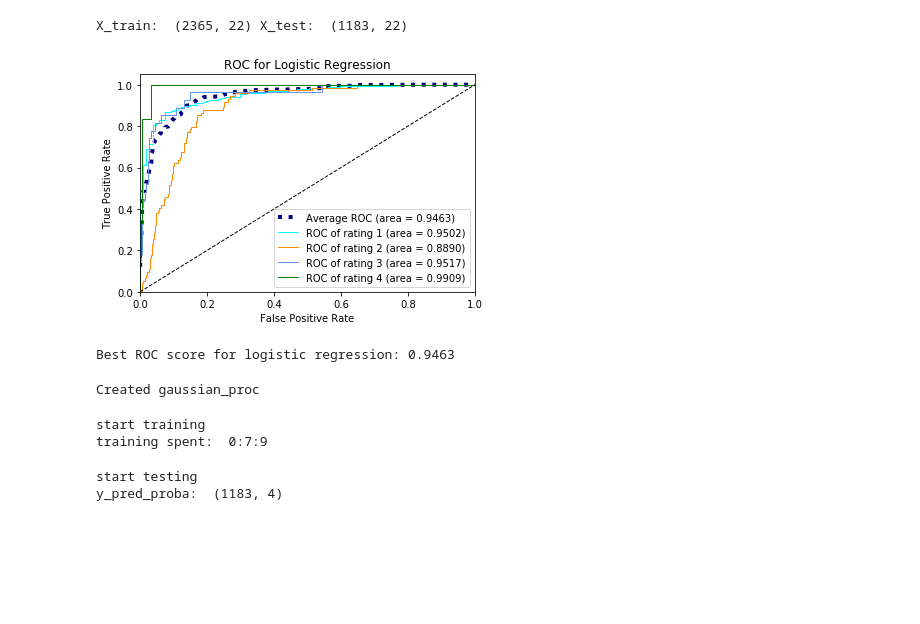
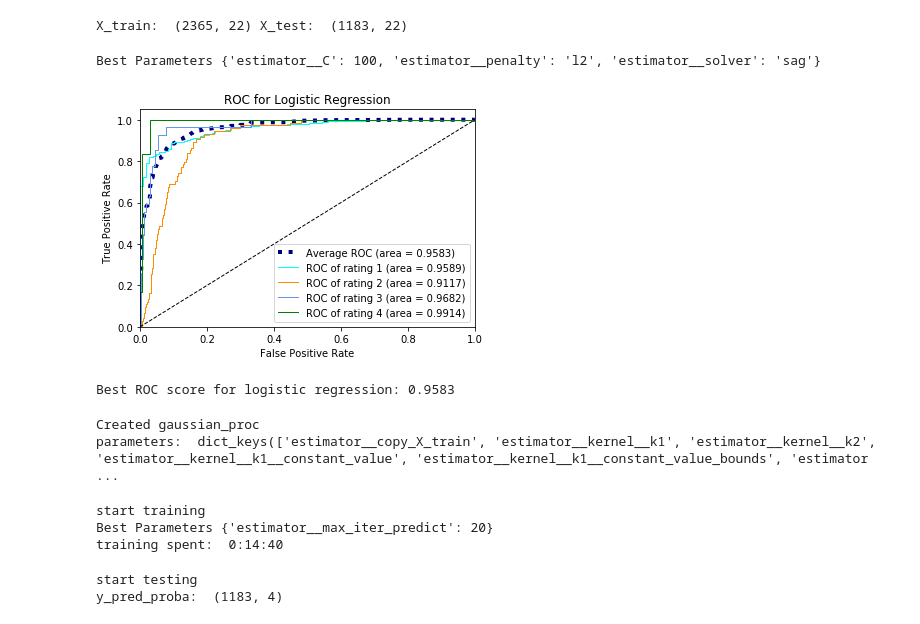
Before and after one commit to caoliang/psupr-CA1-project, a Jupyter notebook: classification-data.ipynb, the cells around one changed output. Saved outputs shown, nothing was run; the diff lists cells and outputs as text; code cells hidden in the pictures; blank space fills up the shorter version.

```diff
--- a/classification-data.ipynb
+++ b/classification-data.ipynb
@@ -152,29 +152,54 @@ def draw_roc_auc_in_classes(roc_auc_result, learn_method, num_classes=n_classes)
     plt.title('ROC for {}'.format(learn_method))
     plt.legend(loc="lower right")
     plt.show()
+# %%
+from sklearn.model_selection import GridSearchCV
+from sklearn.linear_model import LogisticRegression
+from sklearn.multiclass import OneVsRestClassifier
+
+# create logistic regression model for multi-class and one vs rest mode
+logreg = OneVsRestClassifier(LogisticRegression(solver='sag', multi_class='ovr', random_state=1))
+#print("parameters: ", logreg.get_params().keys())
+
+# Create GridSearch to find best model
+param_grid = {'C': [0.001, 0.01, 0.1, 1, 10, 100, 1000] }
+
+penalty = ['l2']
+solver = ['sag', 'saga']
+C = [0.0001, 0.001, 0.01, 1, 100, 1000]
+hyperparameters = dict(estimator__C=C, estimator__penalty=penalty, estimator__solver=solver)
+
+# Fit model using gridsearch
+grid_logreg = GridSearchCV(logreg, hyperparameters, scoring = 'f1_macro', verbose=0)
+
+# Best model
+best_logreg = grid_logreg.fit(X_train, y_train)
+
+#Print all the Parameters that gave the best results:
+print('Best Parameters',grid_logreg.best_params_)
+# %% [output]
+Best Parameters {'estimator__C': 100, 'estimator__penalty': 'l2', 'estimator__solver': 'sag'}
 # %%
 from sklearn.linear_model import LogisticRegression
 from sklearn.multiclass import OneVsRestClassifier
-
-# create logistic regression model for multi-class and one vs rest mode
-logreg = OneVsRestClassifier(LogisticRegression(C=0.01, solver='sag', multi_class='ovr', random_state=1))
+from sklearn.linear_model import LogisticRegression
 
 # Compute test scores
-y_score = logreg.fit(X_train, y_train).decision_function(X_test)
+y_score = best_logreg.fit(X_train, y_train).decision_function(X_test)
 
 # Compute ROC AUC score
 logreg_result = compute_roc_auc_in_classes(y_test, y_score, num_classes=n_classes)
 
 # Draw ROC plot
 draw_roc_auc_in_classes(logreg_result, 'Logistic Regression', num_classes=n_classes)
 # %% [output]
-[figure, old version]
+[figure, new version]
 # %%
 # Assign Best score
 roc_logreg = logreg_result['roc_auc']['macro']
 print("Best ROC score for logistic regression: {0:0.4f}".format(roc_logreg))
 # %% [output]
-Best ROC score for logistic regression: 0.9463
+Best ROC score for logistic regression: 0.9583
 # %%
 # Step 3. Solve with Naive Bayes
 # %%
@@ -189,19 +214,36 @@ def show_time_spent(start_time):
 kernel = 1.0 * RBF(1.0)
 
 # create Naive Bayes model for multi-class and one vs rest mode
-gaussian_proc = OneVsRestClassifier(GaussianProcessClassifier(kernel=kernel, multi_class='“one_vs_rest', random_state=1))
+gaussian_proc = OneVsRestClassifier(GaussianProcessClassifier(kernel=kernel, warm_start=True,
+                                                              multi_class='“one_vs_rest', random_state=1))
 print('Created gaussian_proc')
+#rint("parameters: ", gaussian_proc.get_params().keys())
+
+# Create GridSearch to find best model
+max_iter = [10, 20, 30, 40, 100, 200]
+hyperparameters = dict(estimator__max_iter_predict=max_iter)
+
+# Fit model using gridsearch
+grid_gaussian_proc = GridSearchCV(gaussian_proc, hyperparameters, scoring = 'f1_macro', verbose=0)
 # %% [output]
 Created gaussian_proc
+parameters:  dict_keys(['estimator__copy_X_train', 'estimator__kernel__k1', 'estimator__kernel__k2', 'estimator__kernel__k1__constant_value', 'estimator__kernel__k1__constant_value_bounds', 'estimator ...
 # %%
 # Compute test scores
 timer_check = time.time()
 print('start training')
-gaussian_proc.fit(X_train, y_train)
+
+# Best model
+best_gaussian_proc = grid_gaussian_proc.fit(X_train, y_train)
+
+#Print all the Parameters that gave the best results:
+print('Best Parameters', grid_gaussian_proc.best_params_)
+
 print('training spent: ', show_time_spent(timer_check))
 # %% [output]
 start training
-training spent:  0:7:9
+Best Parameters {'estimator__max_iter_predict': 20}
+training spent:  0:14:40
 # %%
 #timer_check = time.time()
 print('start testing')
```
Also changed, not shown: parts of 10 cells of this notebook, 3 other files.
